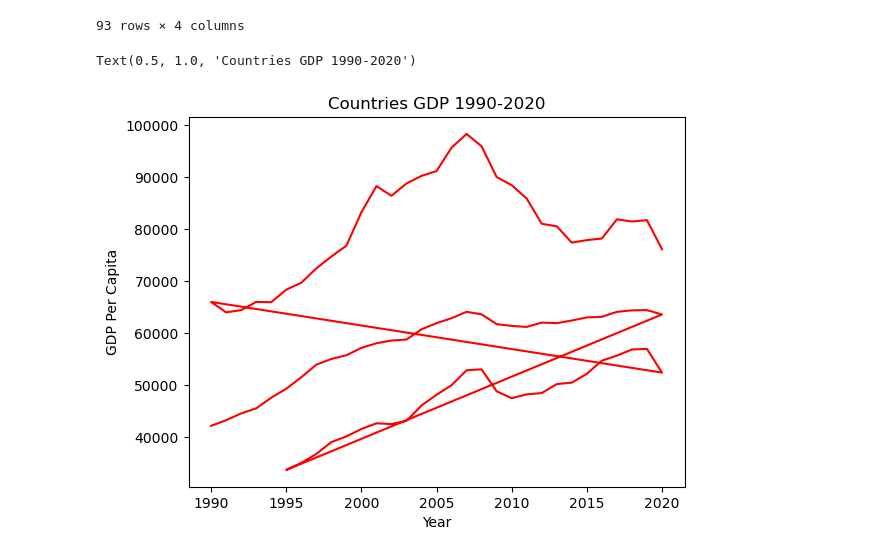
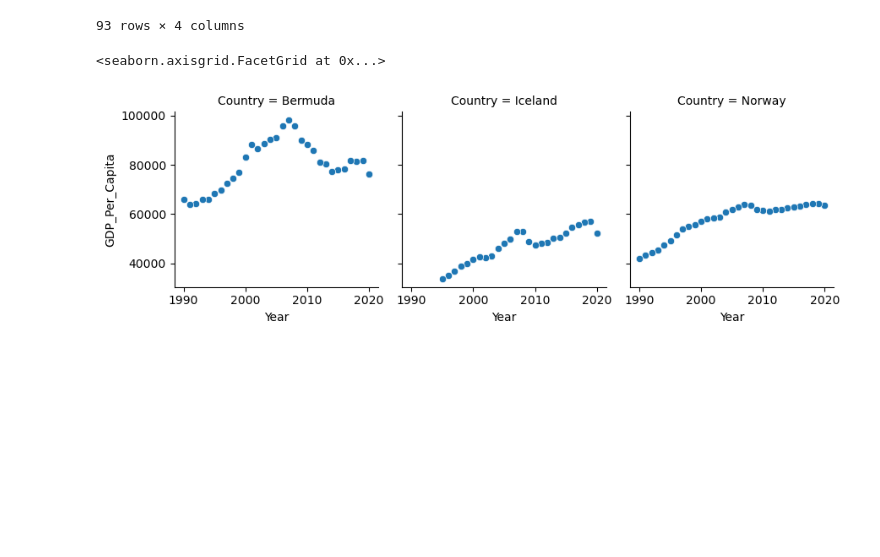
Before and after one commit to joshcb88/un_data-joshcb88-python, a Jupyter notebook: notebook/un_data.ipynb, the cells around one changed output. Drawn from its saved outputs; the diff is of its cells as text; code cells hidden in the pictures; blank space fills up the shorter version.

```diff
--- a/notebook/un_data.ipynb
+++ b/notebook/un_data.ipynb
@@ -530,8 +550,7 @@ dtype: int64
 # %% [markdown]
 Merge the two DataFrames to one. Do this in a way that keeps **all rows** from each of the two DataFrames. Call the new DataFrame `gdp_and_internet_use`. Look at the first and last few rows to confirm that it merged correctly.
 # %%
-gdp_and_internet_use = pd.merge(gdp_df, internet_df,
-                               left_on =['Country','Year'], right_on =['Country','Year']
+gdp_and_internet_use = pd.merge(gdp_df, internet_df
                                ,how = 'outer')
 gdp_and_internet_use
 # %% [output]
@@ -560,7 +579,7 @@ top3_internet
 | 645 | Bermuda | 2014 | 77361.104881 | 96.80 |
 | 4880 | Norway | 2014 | 62390.130313 | 96.30 |
 # %%
-gdp_countries=gdp_and_internet_use.loc[gdp_and_internet_use['Country'].isin(['Iceland','Bermuda','Norway'])]
+gdp_countries=gdp_and_internet_use.loc[(gdp_and_internet_use['Country']).isin(['Iceland','Bermuda','Norway'])]
 gdp_countries
 # %% [output]
 |  | Country | Year | GDP_Per_Capita | Internet_Users_Pct |
@@ -576,12 +595,10 @@ gdp_countries
 | 7673 | Iceland | 1991 | NaN | 0.505129 |
 | 7674 | Iceland | 1990 | NaN | 0.000000 |
 93 rows × 4 columns
-# %%
-sns.lineplot('Year','GDP_Per_Capita',color='red',data=gdp_countries)
-
-plt.xlabel('Year')
-plt.ylabel('GDP Per Capita')
-plt.title('Countries GDP 1990-2020')
-# %% [output]
-Text(0.5, 1.0, 'Countries GDP 1990-2020')
-[figure, removed]
+# %%
+graph_top_3=sns.FacetGrid(gdp_countries,col="Country")
+graph_top_3.map(sns.scatterplot, "Year", "GDP_Per_Capita")
+graph_top_3
+# %% [output]
+<seaborn.axisgrid.FacetGrid at 0x...>
+[figure, added]
```
Also changed, not shown: parts of 9 cells of this notebook.
